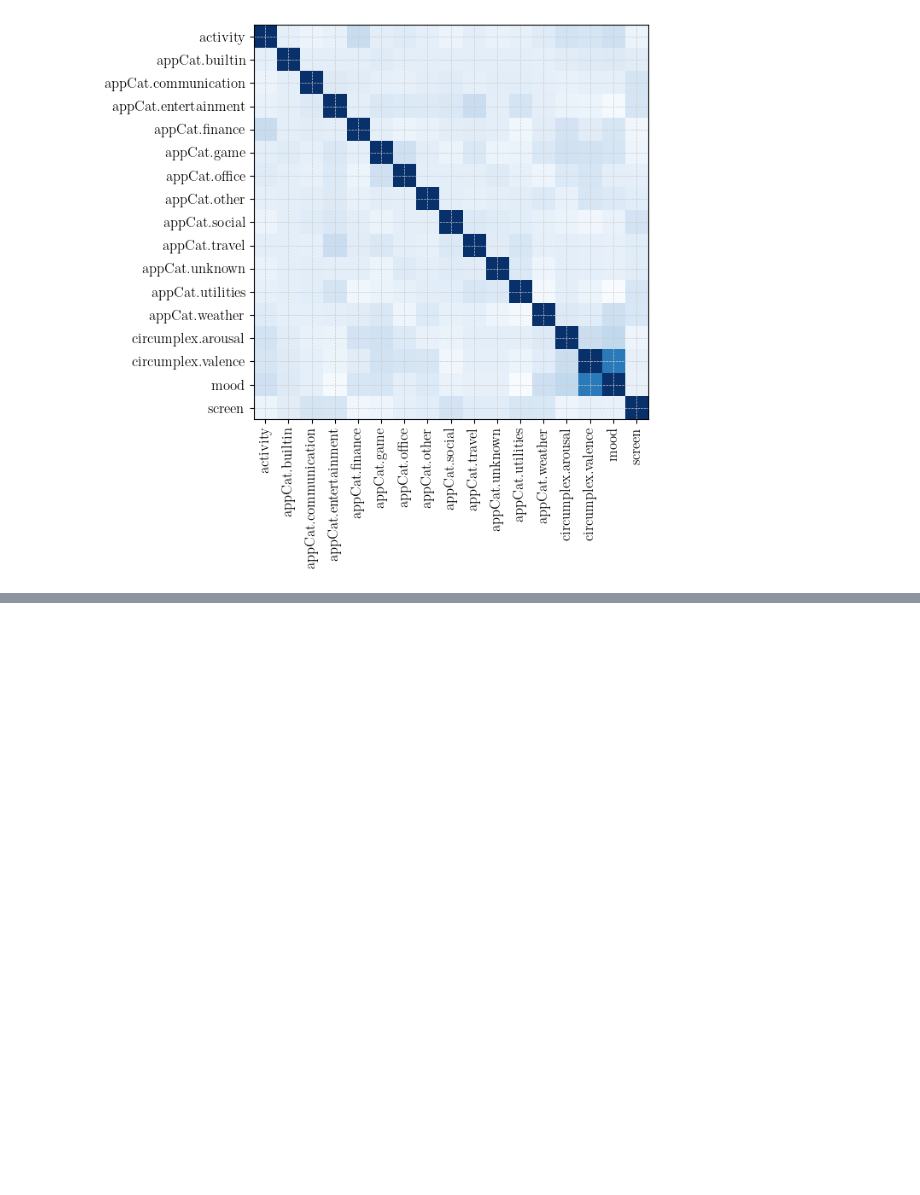
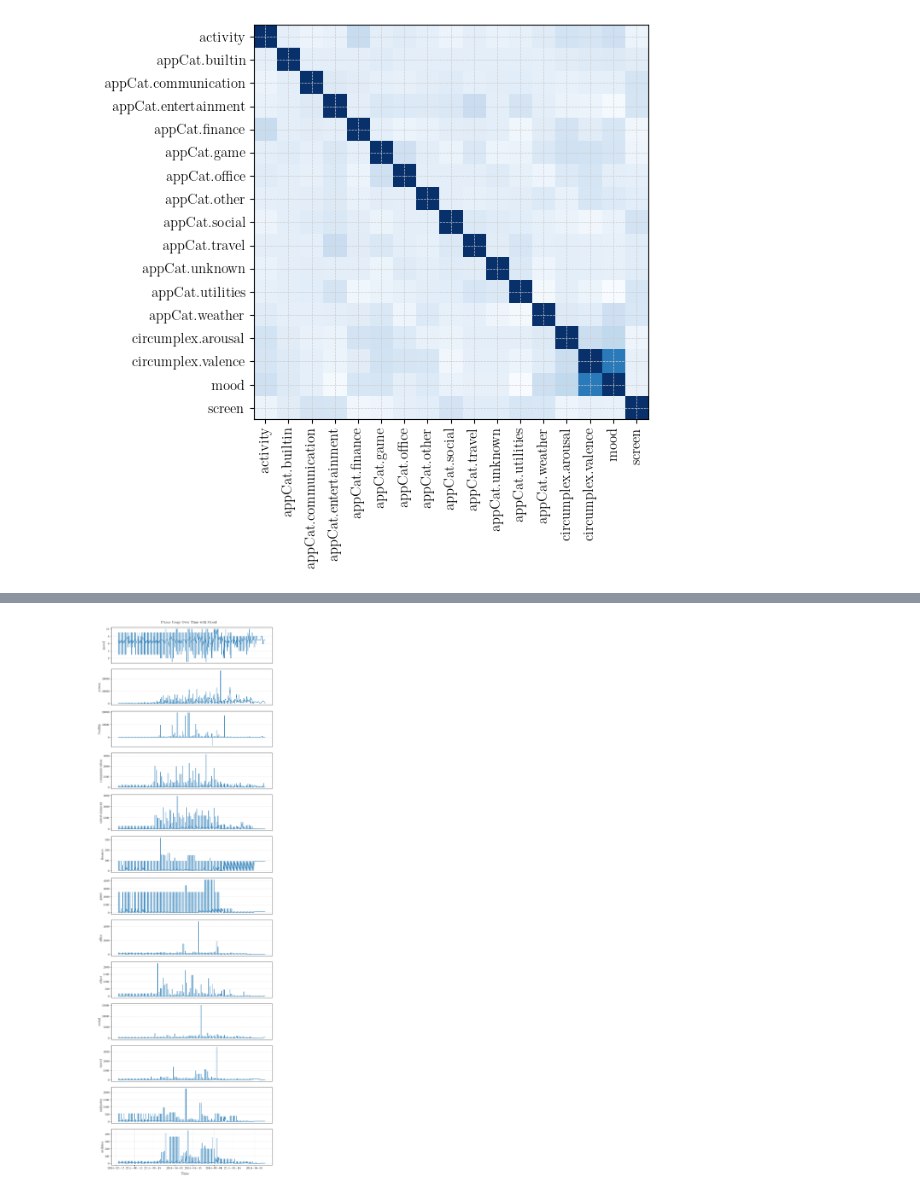
Before and after one commit to AmirSahrani/DMT_Assignments, a Jupyter notebook: analysis.ipynb, the cells around one changed output, grey strips where cells are left out. Cells and saved outputs as stored; diff of their text form; code cells hidden in the pictures; blank space fills up the shorter version.

```diff
--- a/analysis.ipynb
+++ b/analysis.ipynb
@@ -168,0 +220,66 @@ plt.show()
+# %%
+#Trying to make the pretty graph LaTeX style for dear Amir
+days = data_pivot['day']
+sorted_time_marks = sorted(days)
+
+mood = data_pivot['mood']
+screen = data_pivot['screen']
+builtin = data_pivot['appCat.builtin']
+communication = data_pivot['appCat.communication']
+entertainment = data_pivot['appCat.entertainment']
+finance = data_pivot['appCat.finance']
+game = data_pivot['appCat.game']
+office = data_pivot['appCat.office']
+other = data_pivot['appCat.other']
+social = data_pivot['appCat.social']
+travel = data_pivot['appCat.travel']
+unknown = data_pivot['appCat.unknown']
+utilities = data_pivot['appCat.utilities']
+
+sorted_mood = [mood[index] for index in sorted(range(len(days)), key=lambda x: days[x])]
+sorted_screen = [screen[index] for index in sorted(range(len(days)), key=lambda x: days[x])]
+sorted_builtin = [builtin[index] for index in sorted(range(len(days)), key=lambda x: days[x])]
+sorted_communication = [communication[index] for index in sorted(range(len(days)), key=lambda x: days[x])]
+sorted_entertainment = [entertainment[index] for index in sorted(range(len(days)), key=lambda x: days[x])]
+sorted_finance = [finance[index] for index in sorted(range(len(days)), key=lambda x: days[x])]
+sorted_game = [game[index] for index in sorted(range(len(days)), key=lambda x: days[x])]
+sorted_office = [office[index] for index in sorted(range(len(days)), key=lambda x: days[x])]
+sorted_other = [other[index] for index in sorted(range(len(days)), key=lambda x: days[x])]
+sorted_social = [social[index] for index in sorted(range(len(days)), key=lambda x: days[x])]
+sorted_travel = [travel[index] for index in sorted(range(len(days)), key=lambda x: days[x])]
+sorted_unknown = [unknown[index] for index in sorted(range(len(days)), key=lambda x: days[x])]
+sorted_utilities = [utilities[index] for index in sorted(range(len(days)), key=lambda x: days[x])]
+
+fig, axes = plt.subplots(nrows=13, ncols=1, figsize=(10, 30))
+
+#I can probably do this with a loop, but I might ask Mr. ChatGPT to do that for me later.
+axes[0].plot(sorted_time_marks, sorted_mood, label='Screen')
+axes[1].plot(sorted_time_marks, sorted_screen, label='Screen')
+axes[2].plot(sorted_time_marks, sorted_builtin, label='Built-in')
+axes[3].plot(sorted_time_marks, sorted_communication, label='Communication')
+axes[4].plot(sorted_time_marks, sorted_entertainment, label='Entertainment')
+axes[5].plot(sorted_time_marks, sorted_finance, label='Finance')
+axes[6].plot(sorted_time_marks, sorted_game, label='Game')
+axes[7].plot(sorted_time_marks, sorted_office, label='Office')
+axes[8].plot(sorted_time_marks, sorted_other, label='Other')
+axes[9].plot(sorted_time_marks, sorted_social, label='Social')
+axes[10].plot(sorted_time_marks, sorted_travel, label='Travel')
+axes[11].plot(sorted_time_marks, sorted_unknown, label='Unknown')
+axes[12].plot(sorted_time_marks, sorted_utilities, label='Utilities')
+
+y_labels = ['mood','screen','builtin','communication','entertainment','finance','game','office','other','social','travel','unknown','utilities']
+
+#Messing with some of the formatting
+for i in range(12):
+    axes[i].set_xticklabels([])
+    axes[i].set_xticks([])
+    axes[i].set_ylabel(y_labels[i])
+
+axes[12].set_ylabel(y_labels[12])
+fig.text(0.37, 1, 'Phone Usage Over Time with Mood', va='center', rotation='horizontal', fontsize=14)
+fig.text(0.5, 0, 'Time', ha='center', fontsize=14)
+
+plt.tight_layout()
+plt.show()
+# %% [output]
+[figure, added]
```
Also changed, not shown: parts of 7 cells of this notebook.
